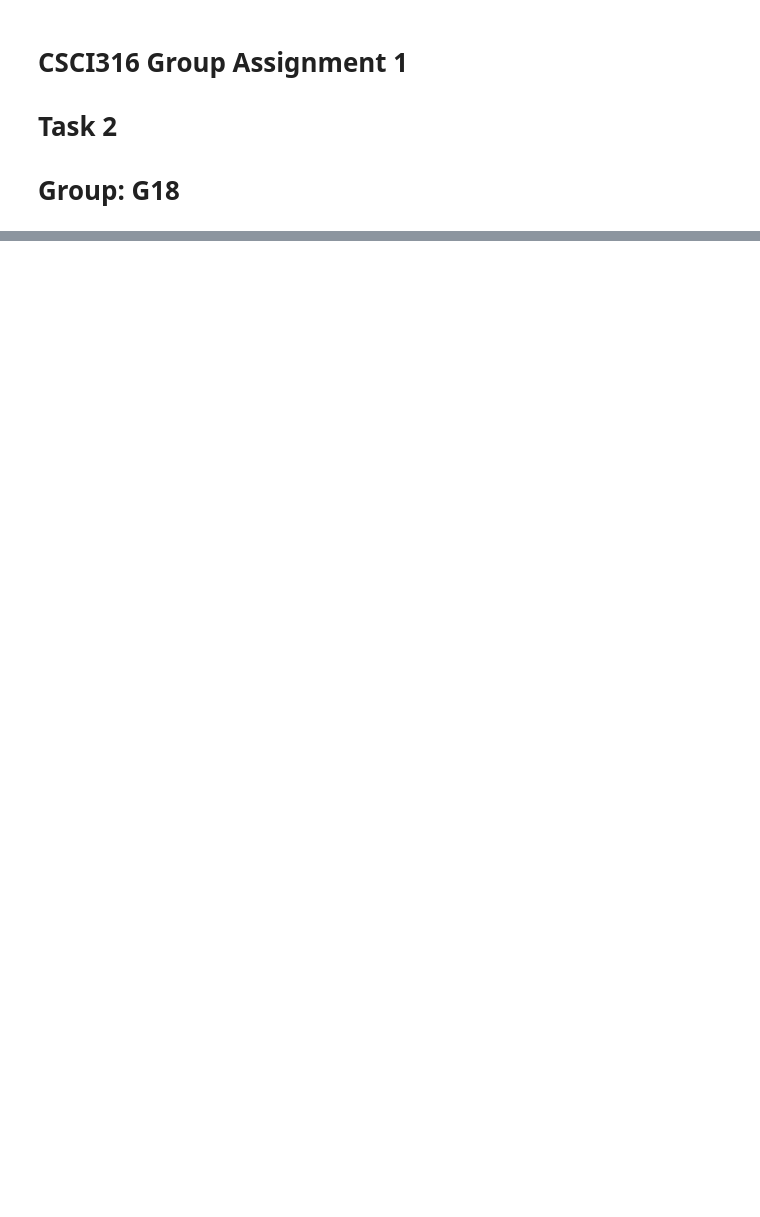
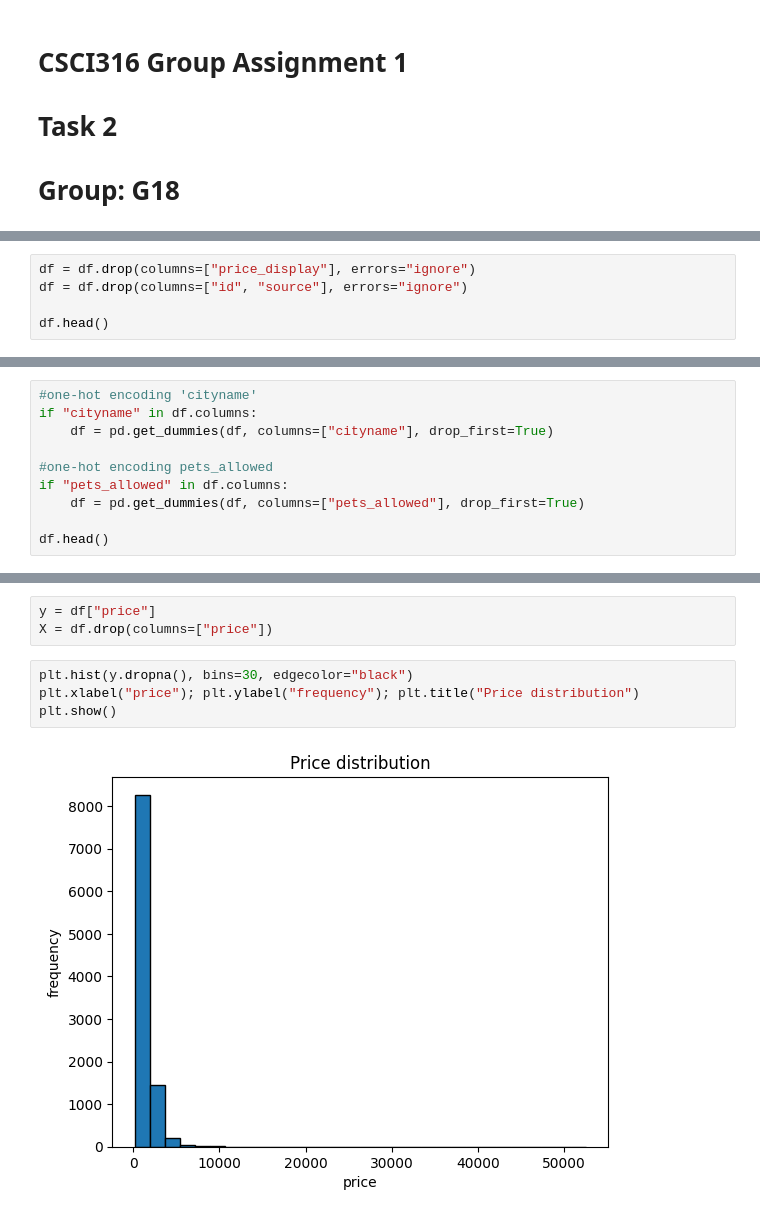
Before and after one commit to beatricemailum/CSCI316_GroupAssignment, a Jupyter notebook: CSCI316_G18_Task2.ipynb, the cells around one changed output, grey strips where cells are left out. Saved outputs shown, nothing was run; the diff lists cells and outputs as text; blank space fills up the shorter version.

```diff
--- a/CSCI316_G18_Task2.ipynb
+++ b/CSCI316_G18_Task2.ipynb
@@ -20,0 +91,5 @@ df.head()
+# %%
+df = df.drop(columns=["price_display"], errors="ignore")
+df = df.drop(columns=["id", "source"], errors="ignore")
+
+df.head()
@@ -20,0 +103,10 @@ df.head()
+# %%
+#one-hot encoding 'cityname'
+if "cityname" in df.columns:
+    df = pd.get_dummies(df, columns=["cityname"], drop_first=True)
+
+#one-hot encoding pets_allowed
+if "pets_allowed" in df.columns:
+    df = pd.get_dummies(df, columns=["pets_allowed"], drop_first=True)
+
+df.head()
@@ -20,0 +121,9 @@ df.head()
+# %%
+y = df["price"]
+X = df.drop(columns=["price"])
+# %%
+plt.hist(y.dropna(), bins=30, edgecolor="black")
+plt.xlabel("price"); plt.ylabel("frequency"); plt.title("Price distribution")
+plt.show()
+# %% [output]
+[figure, added]
```
Also changed, not shown: parts of 16 cells of this notebook.
